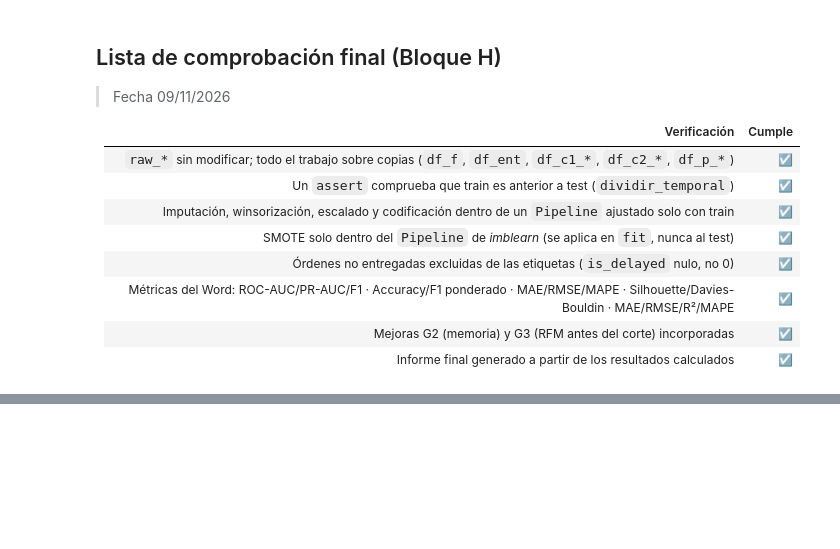
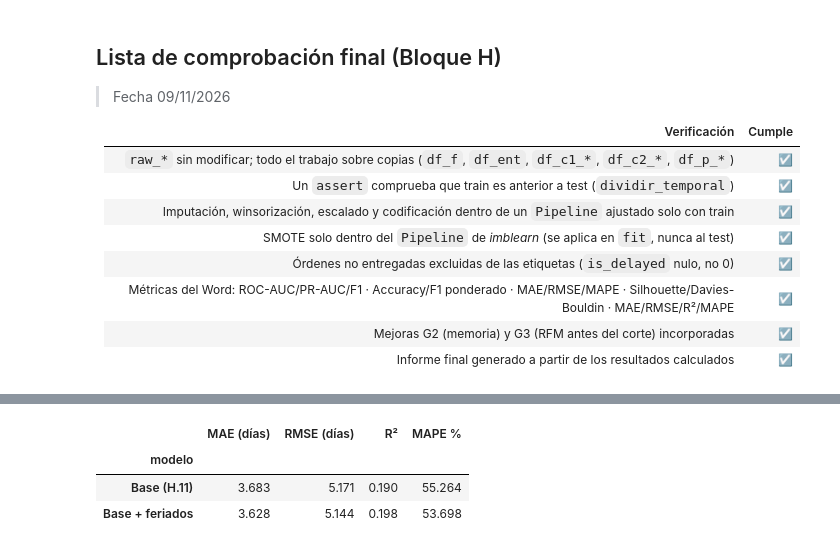
Before and after one commit to cmauriciocrescente-upc/Dataset-en-Colab, a Jupyter notebook: Actividad_21_10_26_OlistDataSets_Mauricio_Crescente.ipynb, the cells around one changed output, grey strips where cells are left out. Cells and saved outputs as stored; diff of their text form; code cells hidden in the pictures; blank space fills up the shorter version.

```diff
--- a/Actividad_21_10_26_OlistDataSets_Mauricio_Crescente.ipynb
+++ b/Actividad_21_10_26_OlistDataSets_Mauricio_Crescente.ipynb
@@ -2649,0 +2804,92 @@ K-Means con **k = 4** (elegido por Silhouette con k ≥ 3) produce los siguiente
+# %%
+# ---------- H.15  Feriados regionales y clima ----------
+CLIMA_CSV = None                                                  # ruta a un CSV con columnas: fecha, estado, precipitacion_mm (None = sin clima)
+
+FERIADOS_REG = {                                                  # LISTA PARCIAL a verificar: estado (minúscula) -> fechas "mes-día" fijas
+    'sp': ['07-09'],                                              # Revolución Constitucionalista
+    'rj': ['04-23', '11-20'],                                     # San Jorge y Conciencia Negra
+    'rs': ['09-20'],                                              # Revolución Farroupilha
+    'pe': ['03-06'],                                              # Revolución Pernambucana
+    'ba': ['07-02'],                                              # Independencia de Bahía
+    'ce': ['03-25'],                                              # Abolición en Ceará
+    'pr': ['12-19'],                                              # Emancipación de Paraná
+    'sc': ['08-11'],                                              # Día de Santa Catarina
+    'df': ['11-30']}                                              # Día del Evangélico
+
+def contar_en_ventana(fechas_feriado, inicio, fin):
+    """Cuenta cuántas fechas de 'fechas_feriado' caen entre inicio y fin (ambos inclusive), fila por fila."""
+    f = np.sort(np.asarray(fechas_feriado, dtype='datetime64[D]'))            # feriados ordenados (días)
+    i = np.asarray(inicio, dtype='datetime64[D]'); j = np.asarray(fin, dtype='datetime64[D]')   # inicio y fin de cada ventana
+    n = np.searchsorted(f, j, side='right') - np.searchsorted(f, i, side='left')   # feriados <= fin menos feriados < inicio
+    return np.clip(n, 0, None)                                    # si la ventana fuera inválida (fin < inicio), cuenta 0
+
+df_p2 = df_p.copy()                                               # copia de df_p (órdenes entregadas y filtradas de H.11); df_p no se toca
+inicio = df_p2['order_purchase_timestamp'].dt.normalize().values  # día de la compra
+fin = df_p2['order_estimated_delivery_date'].dt.normalize().values   # día estimado de entrega (conocido al comprar)
+fer_nac = pd.to_datetime(FERIADOS).normalize().values             # feriados nacionales de H.9 (2016-2018)
+df_p2['es_feriado_compra'] = np.isin(inicio, fer_nac).astype(int)  # 1 si se compró en feriado nacional
+df_p2['feriados_nac_ventana'] = contar_en_ventana(fer_nac, inicio, fin)   # feriados nacionales entre la compra y la entrega estimada
+df_p2['feriados_reg_ventana'] = 0                                 # se completa por estado
+for estado, lista in FERIADOS_REG.items():                        # recorre los estados con feriados propios
+    fechas = [pd.Timestamp(f'{a}-{md}') for a in (2016, 2017, 2018) for md in lista]   # fechas de ese estado en cada año
+    m = (df_p2['customer_state'] == estado).values                # filas cuyo comprador vive en ese estado
+    df_p2.loc[m, 'feriados_reg_ventana'] = contar_en_ventana(fechas, inicio[m], fin[m])   # feriados del estado en la ventana
+print('Órdenes con al menos 1 feriado en la ventana de entrega:',
+      f'{((df_p2["feriados_nac_ventana"] + df_p2["feriados_reg_ventana"]) > 0).mean():.1%}')
+
+def agregar_clima(df, ruta):
+    """Suma la precipitación (mm) de los 7 días posteriores a la compra, por estado del comprador. Devuelve el df con 'precip_7d_mm'."""
+    clima = pd.read_csv(ruta, parse_dates=['fecha'])              # clima diario por estado
+    clima['estado'] = clima['estado'].astype(str).str.strip().str.lower()   # mismas minúsculas que customer_state
+    out = pd.Series(np.nan, index=df.index)                       # resultado, alineado con df
+    for estado, g in clima.groupby('estado'):                     # un estado por vez
+        dias = pd.date_range(g['fecha'].min(), g['fecha'].max(), freq='D')   # calendario completo de ese estado
+        s = g.set_index('fecha')['precipitacion_mm'].reindex(dias).fillna(0)   # días sin dato = 0 mm
+        acum = np.concatenate([[0.0], s.cumsum().values])         # acumulado con un cero adelante (permite restar ventanas)
+        m = (df['customer_state'] == estado).values               # compras de ese estado
+        pos = (df.loc[m, 'order_purchase_timestamp'].dt.normalize() - dias[0]).dt.days.values   # posición del día de compra en el calendario
+        ok = (pos >= 0) & (pos + 7 <= len(dias))                  # solo ventanas completas dentro del archivo de clima
+        res = np.full(m.sum(), np.nan)                            # por defecto, sin dato
+        res[ok] = acum[pos[ok] + 7] - acum[pos[ok]]               # suma de los 7 días [compra, compra+6]
+        out[m] = res
+    df = df.copy(); df['precip_7d_mm'] = out                      # copia con la nueva columna
+    return df
+
+extra_clima = []                                                  # lista de variables de clima disponibles
+if CLIMA_CSV:                                                     # solo si se indicó un archivo
+    df_p2 = agregar_clima(df_p2, CLIMA_CSV)                       # agrega precip_7d_mm
+    extra_clima = ['precip_7d_mm']
+else:
+    print('Clima: sin datos externos (CLIMA_CSV = None). Se prueban solo los feriados.')
+
+# ---- Comparación con y sin variables nuevas (mismo modelo y mismos hiperparámetros) ----
+def boosting_defecto():
+    """El mismo regresor de boosting que el modelo base del proyecto."""
+    if HAY_LGBM:
+        return lgb.LGBMRegressor(n_estimators=600, learning_rate=0.05, num_leaves=31, subsample=0.8, subsample_freq=1,
+                                 colsample_bytree=0.8, random_state=SEMILLA, n_jobs=-1, verbose=-1)
+    return HistGradientBoostingRegressor(max_iter=400, learning_rate=0.05, random_state=SEMILLA)
+
+def armar_reg_con(reg, prep):
+    """Igual que armar_reg pero con el preprocesador indicado."""
+    return Pipeline([('prep', clone(prep)),
+                     ('reg', TransformedTargetRegressor(regressor=reg, func=np.log1p, inverse_func=np.expm1))])
+
+FEAT_FER = ['es_feriado_compra', 'feriados_nac_ventana', 'feriados_reg_ventana'] + extra_clima   # variables nuevas
+prep_fer = armar_preprocesador(sesgadas=FEAT_P_SESG + extra_clima,                                  # clima: positivo y asimétrico
+                               simetricas=FEAT_P_SIM + ['feriados_nac_ventana', 'feriados_reg_ventana'],
+                               binarias=BINARIAS + ['es_feriado_compra'], cat_ohe=CAT_OHE, cat_te=CAT_TE)
+df_p2_tr, df_p2_te = dividir_temporal(df_p2)                      # misma partición cronológica
+y2_tr, y2_te = df_p2_tr[Y_COL].values, df_p2_te[Y_COL].values     # objetivo
+
+base_m = armar_reg_con(boosting_defecto(), prep_p).fit(df_p2_tr[FEAT_P], y2_tr)                   # sin variables nuevas
+ext_m = armar_reg_con(boosting_defecto(), prep_fer).fit(df_p2_tr[FEAT_P + FEAT_FER], y2_tr)       # con feriados (y clima si hay)
+tabla_fer = pd.DataFrame([metricas_reg('Base (H.11)', y2_te, base_m.predict(df_p2_te[FEAT_P])),
+                          metricas_reg('Base + feriados' + (' + clima' if extra_clima else ''), y2_te,
+                                       ext_m.predict(df_p2_te[FEAT_P + FEAT_FER]))]).set_index('modelo')
+display(tabla_fer.round(3))
+dif = tabla_fer['MAE (días)'].iloc[0] - tabla_fer['MAE (días)'].iloc[1]   # mejora del MAE (positiva = mejora)
+print(f'Cambio del MAE al agregar las variables nuevas: {dif:+.3f} días ({dif / tabla_fer["MAE (días)"].iloc[0]:+.1%}). '
+      'Diferencias menores a ~0,02 días no son distinguibles del ruido.')
+RESULTADOS['feriados'] = {'tabla': tabla_fer, 'dif_mae': float(dif), 'con_clima': bool(extra_clima)}
+# %% [output]
@@ -2649,0 +2898,4 @@ K-Means con **k = 4** (elegido por Silhouette con k ≥ 3) produce los siguiente
+|  | MAE (días) | RMSE (días) | R² | MAPE % |
+| modelo |  |  |  |  |
+| Base (H.11) | 3.683 | 5.171 | 0.190 | 55.264 |
+| Base + feriados | 3.628 | 5.144 | 0.198 | 53.698 |
```
Also changed, not shown: parts of 14 cells of this notebook.
